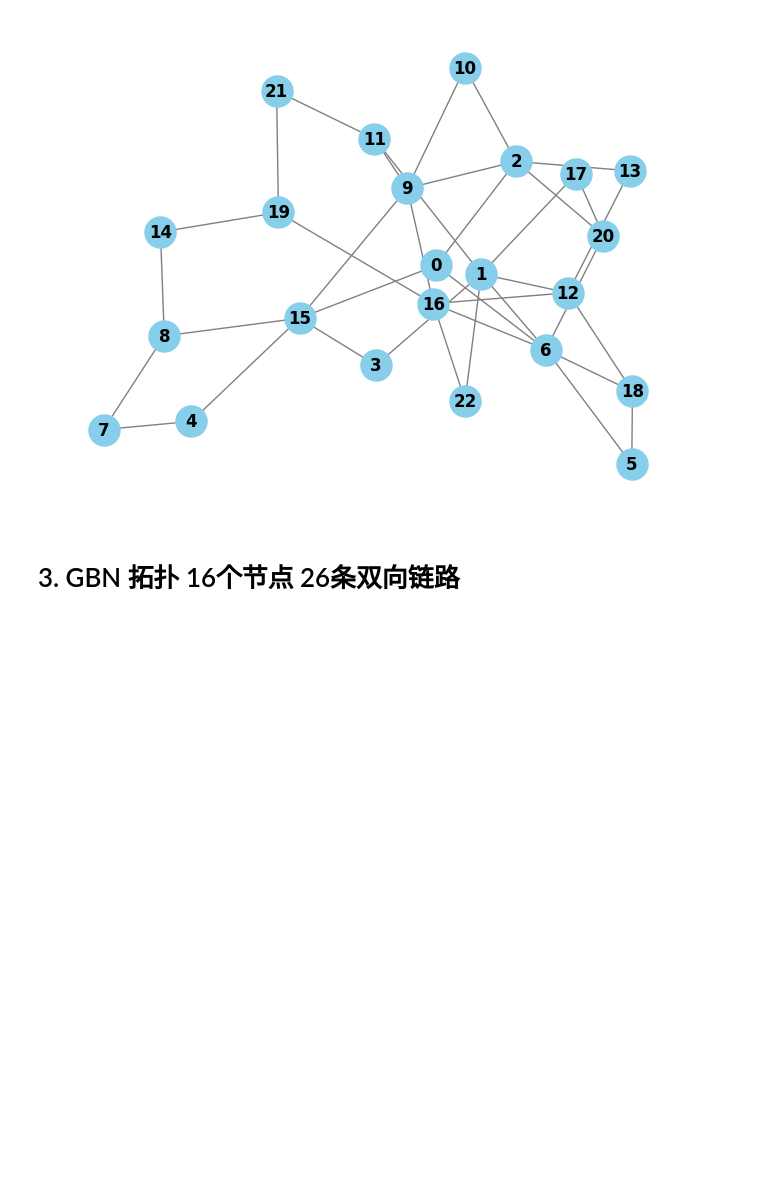
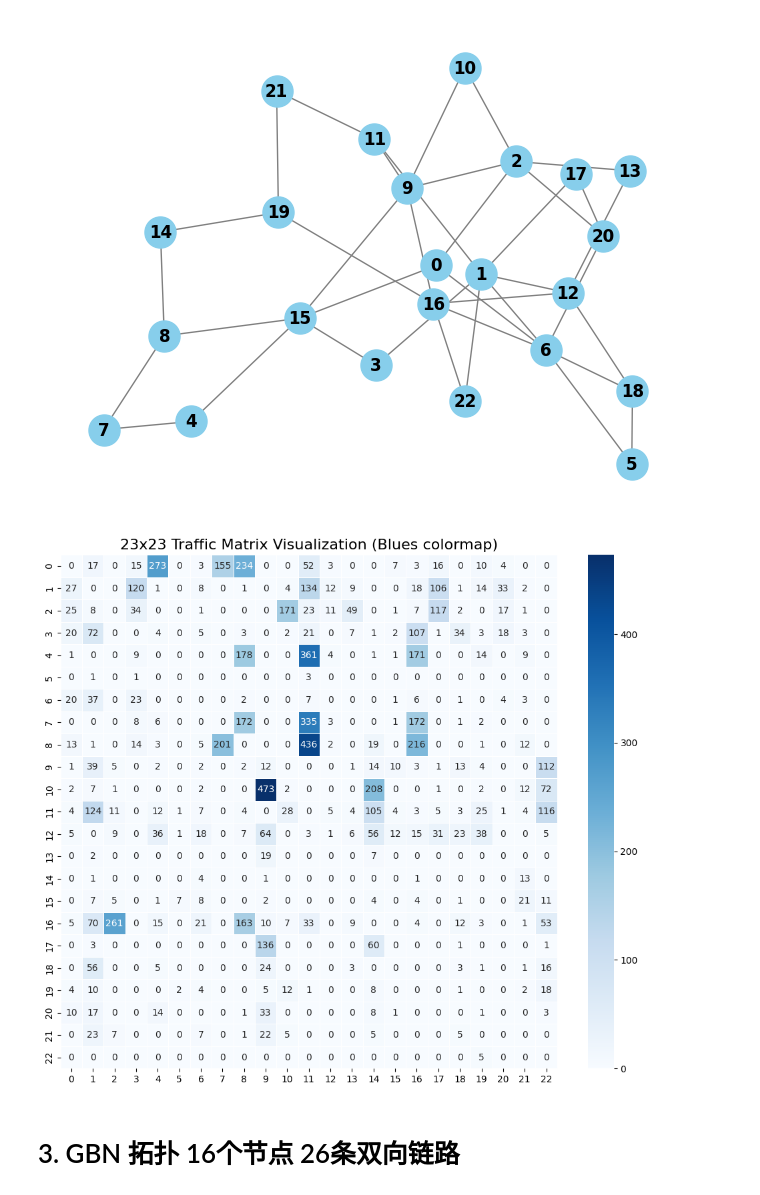
Before and after one commit to valley12/DRL-OR, a Jupyter notebook: RL-Route.ipynb, the cells around one changed output. Cells and saved outputs as stored; diff of their text form; code cells hidden in the pictures; blank space fills up the shorter version.

```diff
--- a/RL-Route.ipynb
+++ b/RL-Route.ipynb
@@ -47,6 +104,54 @@ plt.show()
 # %% [output]
 GEA Nodes [9, 2, 21, 19, 14, 13, 6, 18, 10, 4, 7, 16, 12, 5, 8, 20, 15, 1, 0, 11, 3, 22, 17] GEA Edges:[(9, 2), (9, 10), (9, 15), (9, 11), (9, 16), (2, 13), (2, 10), (2, 20), (2, 0), (21, 19), (21, 11 ...
 [figure]
+# %%
+import numpy as np
+import seaborn as sns
+import matplotlib.pyplot as plt
+
+# 给定的23x23流量矩阵数据
+# 这个流量矩阵大部分数据都是0，也就是源和目的产生的概率比较低
+# 可以利用代概率密度矩阵
+data = [
+    [0, 17, 0, 15, 273, 0, 3, 155, 234, 0, 0, 52, 3, 0, 0, 7, 3, 16, 0, 10, 4, 0, 0],
+    [27, 0, 0, 120, 1, 0, 8, 0, 1, 0, 4, 134, 12, 9, 0, 0, 18, 106, 1, 14, 33, 2, 0],
+    [25, 8, 0, 34, 0, 0, 1, 0, 0, 0, 171, 23, 11, 49, 0, 1, 7, 117, 2, 0, 17, 1, 0],
+    [20, 72, 0, 0, 4, 0, 5, 0, 3, 0, 2, 21, 0, 7, 1, 2, 107, 1, 34, 3, 18, 3, 0],
+    [1, 0, 0, 9, 0, 0, 0, 0, 178, 0, 0, 361, 4, 0, 1, 1, 171, 0, 0, 14, 0, 9, 0],
+    [0, 1, 0, 1, 0, 0, 0, 0, 0, 0, 0, 3, 0, 0, 0, 0, 0, 0, 0, 0, 0, 0, 0],
+    [20, 37, 0, 23, 0, 0, 0, 0, 2, 0, 0, 7, 0, 0, 0, 1, 6, 0, 1, 0, 4, 3, 0],
+    [0, 0, 0, 8, 6, 0, 0, 0, 172, 0, 0, 335, 3, 0, 0, 1, 172, 0, 1, 2, 0, 0, 0],
+    [13, 1, 0, 14, 3, 0, 5, 201, 0, 0, 0, 436, 2, 0, 19, 0, 216, 0, 0, 1, 0, 12, 0],
+    [1, 39, 5, 0, 2, 0, 2, 0, 2, 12, 0, 0, 0, 1, 14, 10, 3, 1, 13, 4, 0, 0, 112],
+    [2, 7, 1, 0, 0, 0, 2, 0, 0, 473, 2, 0, 0, 0, 208, 0, 0, 1, 0, 2, 0, 12, 72],
+    [4, 124, 11, 0, 12, 1, 7, 0, 4, 0, 28, 0, 5, 4, 105, 4, 3, 5, 3, 25, 1, 4, 116],
+    [5, 0, 9, 0, 36, 1, 18, 0, 7, 64, 0, 3, 1, 6, 56, 12, 15, 31, 23, 38, 0, 0, 5],
+    [0, 2, 0, 0, 0, 0, 0, 0, 0, 19, 0, 0, 0, 0, 7, 0, 0, 0, 0, 0, 0, 0, 0],
+    [0, 1, 0, 0, 0, 0, 4, 0, 0, 1, 0, 0, 0, 0, 0, 0, 1, 0, 0, 0, 0, 13, 0],
+    [0, 7, 5, 0, 1, 7, 8, 0, 0, 2, 0, 0, 0, 0, 4, 0, 4, 0, 1, 0, 0, 21, 11],
+    [5, 70, 261, 0, 15, 0, 21, 0, 163, 10, 7, 33, 0, 9, 0, 0, 4, 0, 12, 3, 0, 1, 53],
+    [0, 3, 0, 0, 0, 0, 0, 0, 0, 136, 0, 0, 0, 0, 60, 0, 0, 0, 1, 0, 0, 0, 1],
+    [0, 56, 0, 0, 5, 0, 0, 0, 0, 24, 0, 0, 0, 3, 0, 0, 0, 0, 3, 1, 0, 1, 16],
+    [4, 10, 0, 0, 0, 2, 4, 0, 0, 5, 12, 1, 0, 0, 8, 0, 0, 0, 1, 0, 0, 2, 18],
+    [10, 17, 0, 0, 14, 0, 0, 0, 1, 33, 0, 0, 0, 0, 8, 1, 0, 0, 0, 1, 0, 0, 3],
+    [0, 23, 7, 0, 0, 0, 7, 0, 1, 22, 5, 0, 0, 0, 5, 0, 0, 0, 5, 0, 0, 0, 0],
+    [0, 0, 0, 0, 0, 0, 0, 0, 0, 0, 0, 0, 0, 0, 0, 0, 0, 0, 0, 5, 0, 0, 0]
+]
+
+# 转换为 NumPy 数组
+matrix = np.array(data)
+
+# 创建热图
+plt.figure(figsize=(12, 10))
+sns.heatmap(matrix, annot=True, fmt="d", cmap="Blues", cbar=True, linewidths=0.5)
+
+# 添加标题
+plt.title('23x23 Traffic Matrix Visualization (Blues colormap)', fontsize=16)
+
+# 显示图形
+plt.show()
+# %% [output]
+[figure, added]
 # %% [markdown]
 # 3. GBN 拓扑 16个节点 26条双向链路
 # %%
```
Also changed, not shown: parts of 6 cells of this notebook.
